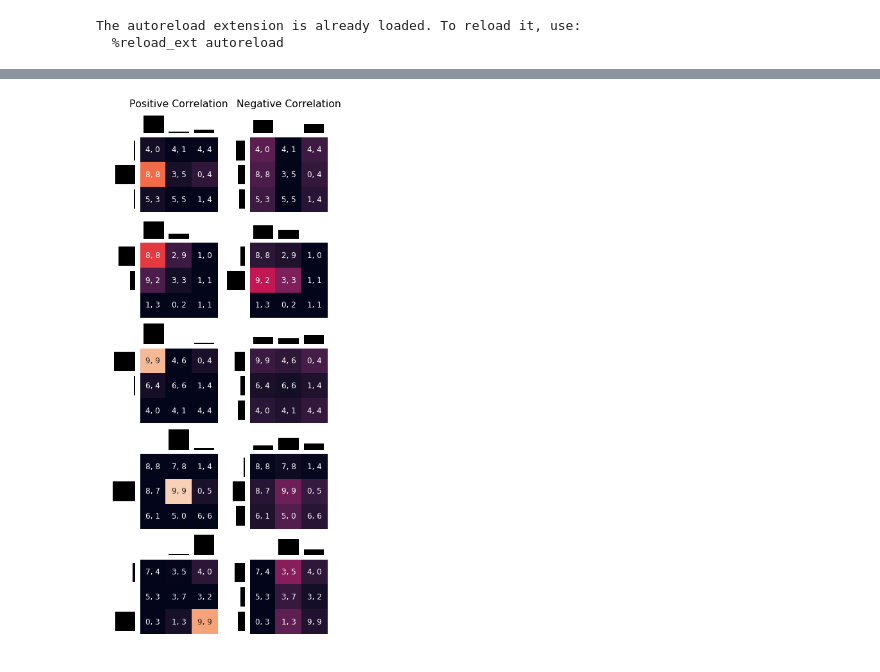
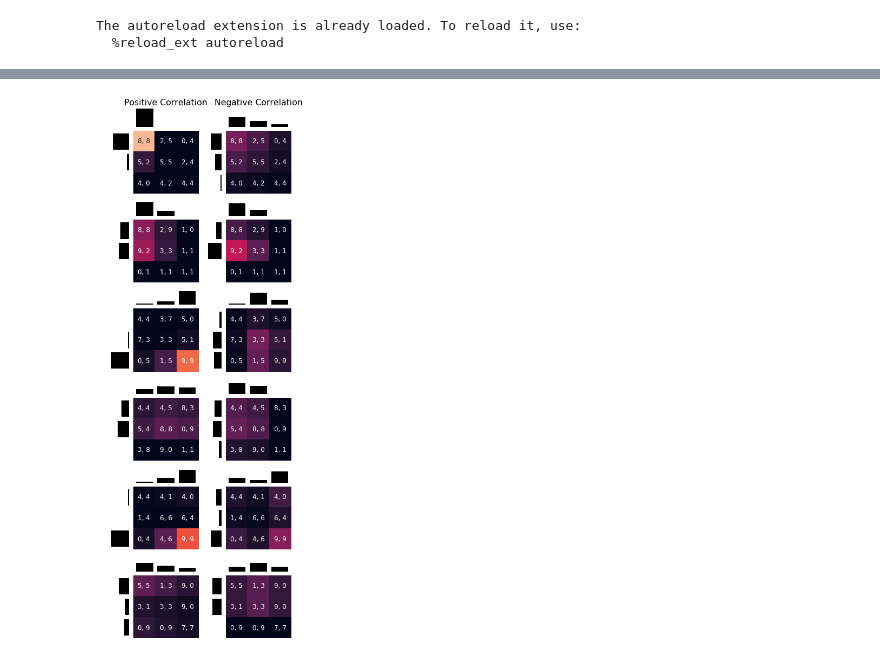
Before and after one commit to fredcallaway/initial-play, a Jupyter notebook: plot_games.ipynb, the cells around one changed output, grey strips where cells are left out. Cells and saved outputs as stored; diff of their text form; code cells hidden in the pictures.

```diff
--- a/plot_games.ipynb
+++ b/plot_games.ipynb
@@ -12,9 +12,11 @@ sns.set_context('notebook', font_scale=1.3)
 The autoreload extension is already loaded. To reload it, use:
   %reload_ext autoreload
 # %%
-positive = pd.read_csv('pilot/dataframes/positive_games_df.csv').query('type == "comparison"')
-negative = pd.read_csv('pilot/dataframes/negative_games_df.csv').query('type == "comparison"')
+negative = pd.read_csv('data/processed/e3jydlve_play_distributions.csv').query('type == "comparison"')
+positive = pd.read_csv('data/processed/nlesp5ss_play_distributions.csv').query('type == "comparison"')
 
 from ast import literal_eval
 def array(x):
     return np.array(literal_eval(x))
+
+positive
@@ -20,0 +31,15 @@ def array(x):
+# %%
+positive_model = pd.read_csv('results/common_comparison_model.csv')
+negative_model = pd.read_csv('results/competing_comparison_model.csv')
+
+n_game = 6
+size = 3
+gs = GridSpec(4 * n_game, 4 * 2, figure=plt.figure(figsize=(size * 2, size * n_game)))
+
+for idx in range(n_game):
+    g = array(positive.iloc[idx].row_game)
+    for i, name, d in [(0, "Positive", positive_model), (1, "Negative", negative_model)]:
+        title = f"{name} Correlation" if idx == 0 else None
+        plot_game(title, g, array(d.iloc[idx].play), array(d.iloc[idx].play), idx, i)
+
+plt.savefig('figs/model_comparison_games.pdf', bbox_inches='tight')
@@ -21,7 +48,7 @@ def array(x):
 # %%
 from matplotlib.gridspec import GridSpec
 
-n_game = 5
+n_game = 6
 size = 3
 gs = GridSpec(4 * n_game, 4 * 2, figure=plt.figure(figsize=(size * 2, size * n_game)))
 
@@ -31,32 +58,32 @@ def plot_game(title, g, row_play, col_play, top, left):
     row_payoff = g[:, :, 0]
     col_payoff = g[:, :, 1]
     pay = np.array([[f'{row_payoff[i, j]}, {col_payoff[i, j]}' for j in range(3)] for i in range(3)])
     play = row_play[:, None] * col_play
     sns.heatmap(play, vmin=0, vmax=1, annot=pay, fmt='s', annot_kws=dict(size=12), cbar=False)
     plt.xticks([])
     plt.yticks([])
 
     plt.sca(plt.subplot(gs[top, left+1:left+4]))
     plt.bar(range(3), col_play, color='k')
     # plt.yticks([])
     plt.ylim(0, 1)
     plt.axis('off')
     plt.title(title)
 
     plt.sca(plt.subplot(gs[top+1:top+4, left]))
     plt.barh(range(3), row_play, color='k')
     # plt.yticks([])
     plt.xlim(0, 1)
     plt.axis('off')
     plt.gca().invert_xaxis()
     plt.gca().invert_yaxis()
 
 for idx in range(n_game):
-    g = array(positive.iloc[idx].row)
+    g = array(positive.iloc[idx].row_game)
     for i, name, d in [(0, "Positive", positive), (1, "Negative", negative)]:
         title = f"{name} Correlation" if idx == 0 else None
         plot_game(title, g, array(d.iloc[idx].row_play), array(d.iloc[idx].col_play), idx, i)
 
 plt.savefig('figs/comparison_games.pdf', bbox_inches='tight')
 # %% [output]
-[figure, old version]
+[figure, new version]
```
Also changed, not shown: parts of 2 cells of this notebook, 3 other files.
